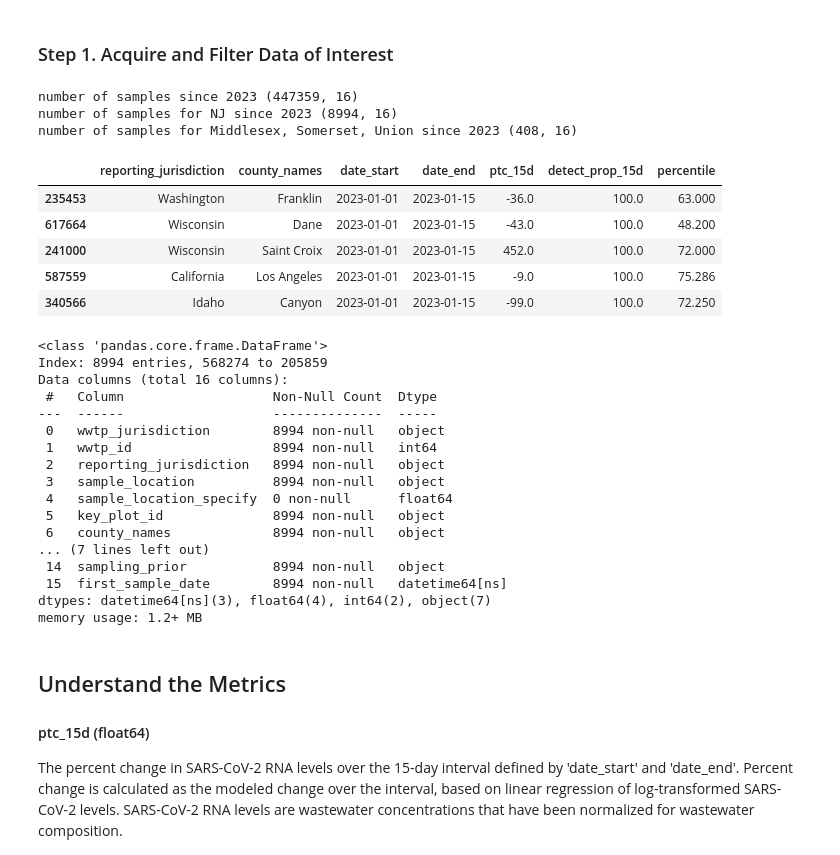
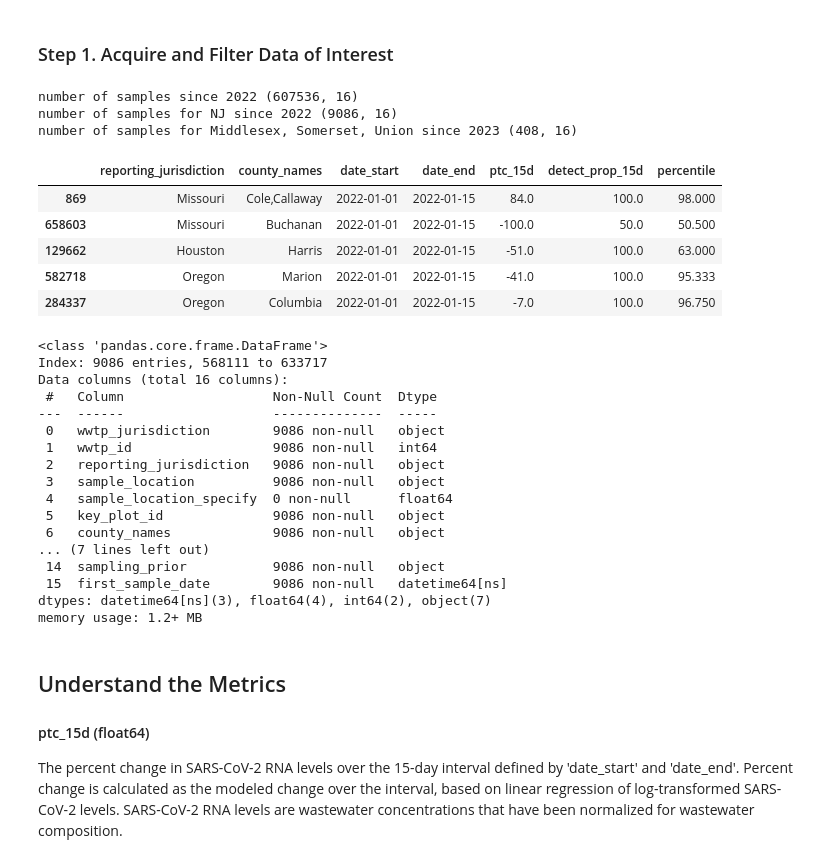
Before and after one commit to chinhenglu/covid_in_2024, a Jupyter notebook: covid.ipynb, the cells around one changed output. Drawn from its saved outputs; the diff is of its cells as text; code cells hidden in the pictures.

```diff
--- a/covid.ipynb
+++ b/covid.ipynb
@@ -30,51 +30,51 @@ https://www.usatoday.com/story/graphics/2024/01/16/covid-19-virus-wastewater-lev
 # %%
 df = pd.read_csv('NWSS_Public_SARS-CoV-2_Wastewater_Metric_Data_20240316.csv')
 df['date_start'] = pd.to_datetime(df['date_start'])
 df['date_end'] = pd.to_datetime(df['date_end'])
 df['first_sample_date'] = pd.to_datetime(df['first_sample_date'])
 # data transformation
 # df['log_ptc_15d'] = np.log(df['ptc_15d'])
 
 # filter to 2024 data and check the shape again
-df = df[ (df['date_start']>= '2023-01-01')].sort_values(by='date_start')
-df_nj = df[ (df['date_start']>= '2023-01-01') & (df['reporting_jurisdiction'] == 'New Jersey')].sort_values(by='date_start')
-df_mx = df[ (df['date_start']>= '2023-01-01') & (df['reporting_jurisdiction'] == 'New Jersey') & (df['county_names']=='Middlesex,Somerset,Union')].sort_values(by='date_start')
+df = df[ (df['date_start']>= '2022-01-01') & (df['percentile']<=100)].sort_values(by='date_start')
+df_nj = df[ (df['date_start']>= '2022-01-01') & (df['reporting_jurisdiction'] == 'New Jersey')].sort_values(by='date_start')
+df_mx = df[ (df['date_start']>= '2022-01-01') & (df['reporting_jurisdiction'] == 'New Jersey') & (df['county_names']=='Middlesex,Somerset,Union')].sort_values(by='date_start')
 
-print('number of samples since 2023', df.shape)
-print('number of samples for NJ since 2023', df_nj.shape)
+print('number of samples since 2022', df.shape)
+print('number of samples for NJ since 2022', df_nj.shape)
 print('number of samples for Middlesex, Somerset, Union since 2023', df_mx.shape)
 
 # pull the records and take a look
 # df.sort_values(by='date_start')
 df[['reporting_jurisdiction', 'county_names', 'date_start', 'date_end', 'ptc_15d', 'detect_prop_15d','percentile']].head()
 # %% [output]
-number of samples since 2023 (447359, 16)
-number of samples for NJ since 2023 (8994, 16)
+number of samples since 2022 (607536, 16)
+number of samples for NJ since 2022 (9086, 16)
 number of samples for Middlesex, Somerset, Union since 2023 (408, 16)
 |  | reporting_jurisdiction | county_names | date_start | date_end | ptc_15d | detect_prop_15d | percentile |
-| 235453 | Washington | Franklin | 2023-01-01 | 2023-01-15 | -36.0 | 100.0 | 63.000 |
-| 617664 | Wisconsin | Dane | 2023-01-01 | 2023-01-15 | -43.0 | 100.0 | 48.200 |
-| 241000 | Wisconsin | Saint Croix | 2023-01-01 | 2023-01-15 | 452.0 | 100.0 | 72.000 |
-| 587559 | California | Los Angeles | 2023-01-01 | 2023-01-15 | -9.0 | 100.0 | 75.286 |
-| 340566 | Idaho | Canyon | 2023-01-01 | 2023-01-15 | -99.0 | 100.0 | 72.250 |
+| 869 | Missouri | Cole,Callaway | 2022-01-01 | 2022-01-15 | 84.0 | 100.0 | 98.000 |
+| 658603 | Missouri | Buchanan | 2022-01-01 | 2022-01-15 | -100.0 | 50.0 | 50.500 |
+| 129662 | Houston | Harris | 2022-01-01 | 2022-01-15 | -51.0 | 100.0 | 63.000 |
+| 582718 | Oregon | Marion | 2022-01-01 | 2022-01-15 | -41.0 | 100.0 | 95.333 |
+| 284337 | Oregon | Columbia | 2022-01-01 | 2022-01-15 | -7.0 | 100.0 | 96.750 |
 # %%
 df_nj.info()
 # %% [output]
 <class 'pandas.core.frame.DataFrame'>
-Index: 8994 entries, 568274 to 205859
+Index: 9086 entries, 568111 to 633717
 Data columns (total 16 columns):
  #   Column                   Non-Null Count  Dtype
 ---  ------                   --------------  -----
- 0   wwtp_jurisdiction        8994 non-null   object
- 1   wwtp_id                  8994 non-null   int64
- 2   reporting_jurisdiction   8994 non-null   object
- 3   sample_location          8994 non-null   object
+ 0   wwtp_jurisdiction        9086 non-null   object
+ 1   wwtp_id                  9086 non-null   int64
+ 2   reporting_jurisdiction   9086 non-null   object
+ 3   sample_location          9086 non-null   object
  4   sample_location_specify  0 non-null      float64
- 5   key_plot_id              8994 non-null   object
- 6   county_names             8994 non-null   object
+ 5   key_plot_id              9086 non-null   object
+ 6   county_names             9086 non-null   object
 ... (7 lines left out)
- 14  sampling_prior           8994 non-null   object
- 15  first_sample_date        8994 non-null   datetime64[ns]
+ 14  sampling_prior           9086 non-null   object
+ 15  first_sample_date        9086 non-null   datetime64[ns]
 dtypes: datetime64[ns](3), float64(4), int64(2), object(7)
 memory usage: 1.2+ MB
 # %%
```
Also changed, not shown: parts of 25 cells of this notebook.
